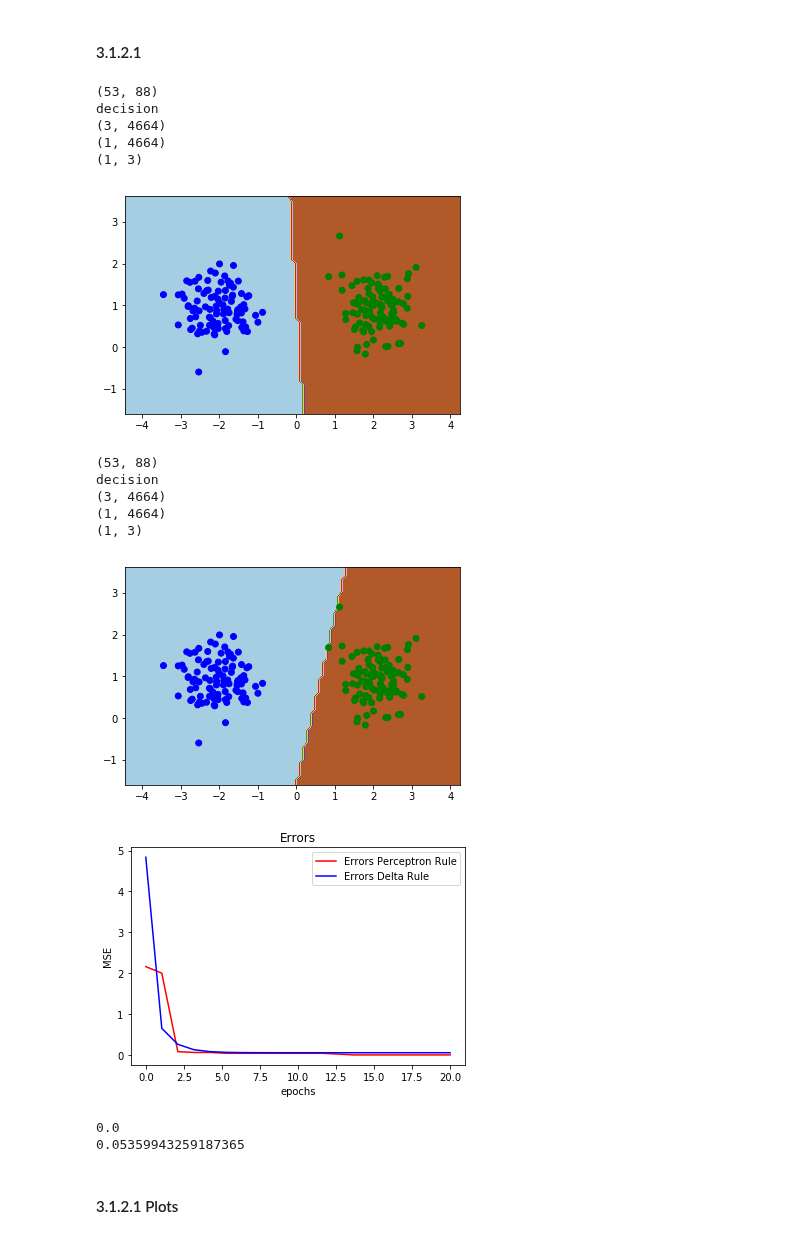
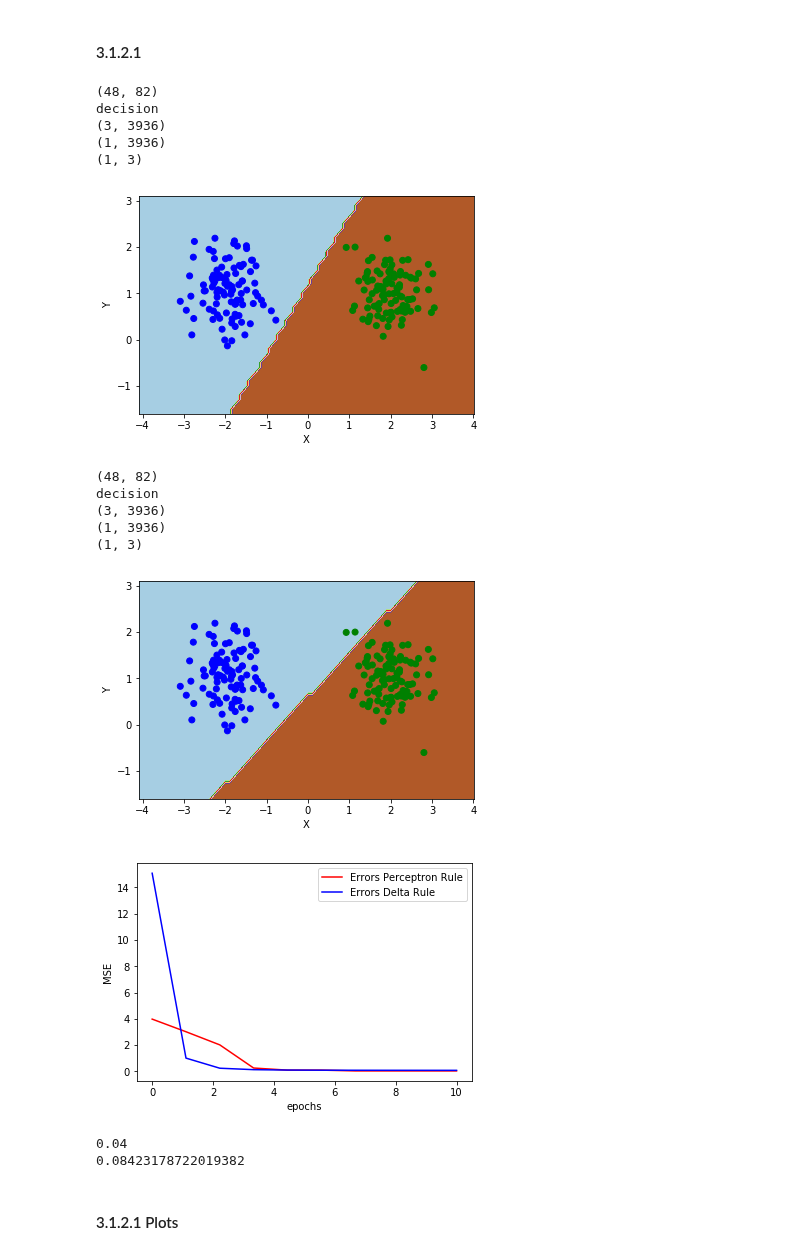
Before and after one commit to smallgreycreatures/DD2437, a Jupyter notebook: lab1/DD2437_ANNda_lab1-Subplots.ipynb, the cells around one changed output. Saved outputs shown, nothing was run; the diff lists cells and outputs as text; code cells hidden in the pictures.

Commit message:
generate plots...

```diff
--- a/lab1/DD2437_ANNda_lab1-Subplots.ipynb
+++ b/lab1/DD2437_ANNda_lab1-Subplots.ipynb
@@ -238,7 +245,7 @@ def plot_decision_boundary(X,T, W, h = 0.1):
 #Perceptron and Delta learning rule
 
 eta = 1e-3
-epochs = 20
+epochs = 10
 n_outputs = 1
 n_dim = 3
 scale = 1
@@ -251,37 +258,39 @@ W_perceptron, W_delta_rule, errors = train_network(eta,X,W,T,epochs,0)
 #W_perceptron, W_delta_rule, errors = train_network(eta,X,W,T,epochs)
 #plt_decisionBound(W_perceptron)
 #plt_decisionBound(W_delta_rule)
-plot_decision_boundary(X,T,W_delta_rule)
-plot_decision_boundary(X,T,W_perceptron)
+plot_decision_boundary(X,T,W_delta_rule,0)
+plot_decision_boundary(X,T,W_perceptron,1)
 # %% [output]
-(53, 88)
+(48, 82)
 decision
-(3, 4664)
-(1, 4664)
+(3, 3936)
+(1, 3936)
 (1, 3)
-[figure, old version]
+[figure, new version]
-(53, 88)
+(48, 82)
 decision
-(3, 4664)
-(1, 4664)
+(3, 3936)
+(1, 3936)
 (1, 3)
-[figure, old version]
+[figure, new version]
 # %%
 plt_errs_perceptron, = plt.plot(np.linspace(0,epochs,epochs),errors[0][:],'r', label='Errors Perceptron Rule')
 plt_errs_delta_rule, = plt.plot(np.linspace(0,epochs,epochs),errors[1][:],'b',label='Errors Delta Rule')
 plt.legend(handles=[plt_errs_perceptron, plt_errs_delta_rule])
 plt.xlabel("epochs")
 plt.ylabel("MSE")
 #plt.axis([0,20,0,100])
-plt.title('Errors')
+#plt.title('Errors')
+plt.savefig('3_1_2_1_mse_perceptron_delta.png')
 plt.show()
+
 print(errors[0][-1])
 print(errors[1][-1])
 #print(errors)
 # %% [output]
-[figure, old version]
+[figure, new version]
-0.0
-0.05359943259187365
+0.04
+0.08423178722019382
 # %% [markdown]
 #### 3.1.2.1 Plots
 # %%
```
Also changed, not shown: parts of 5 cells of this notebook, 9 other files.
